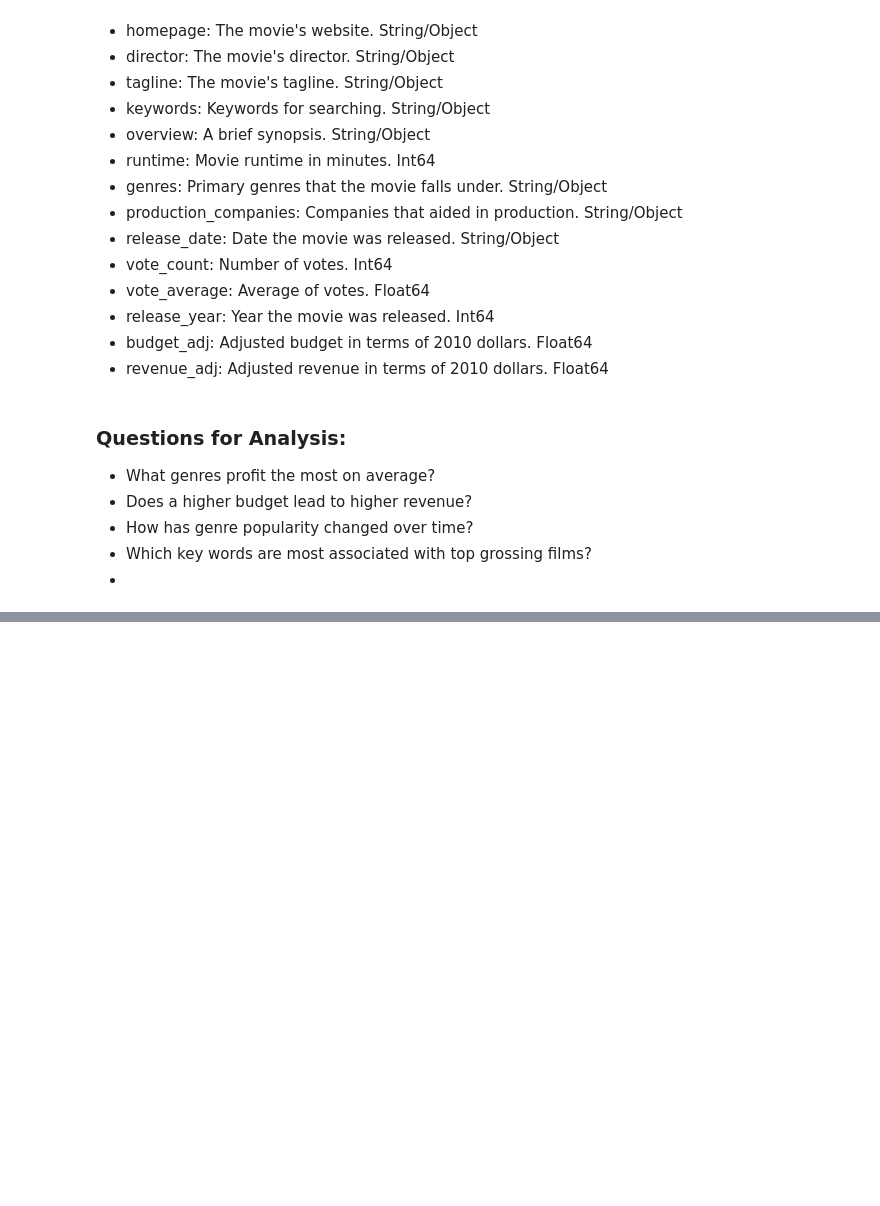
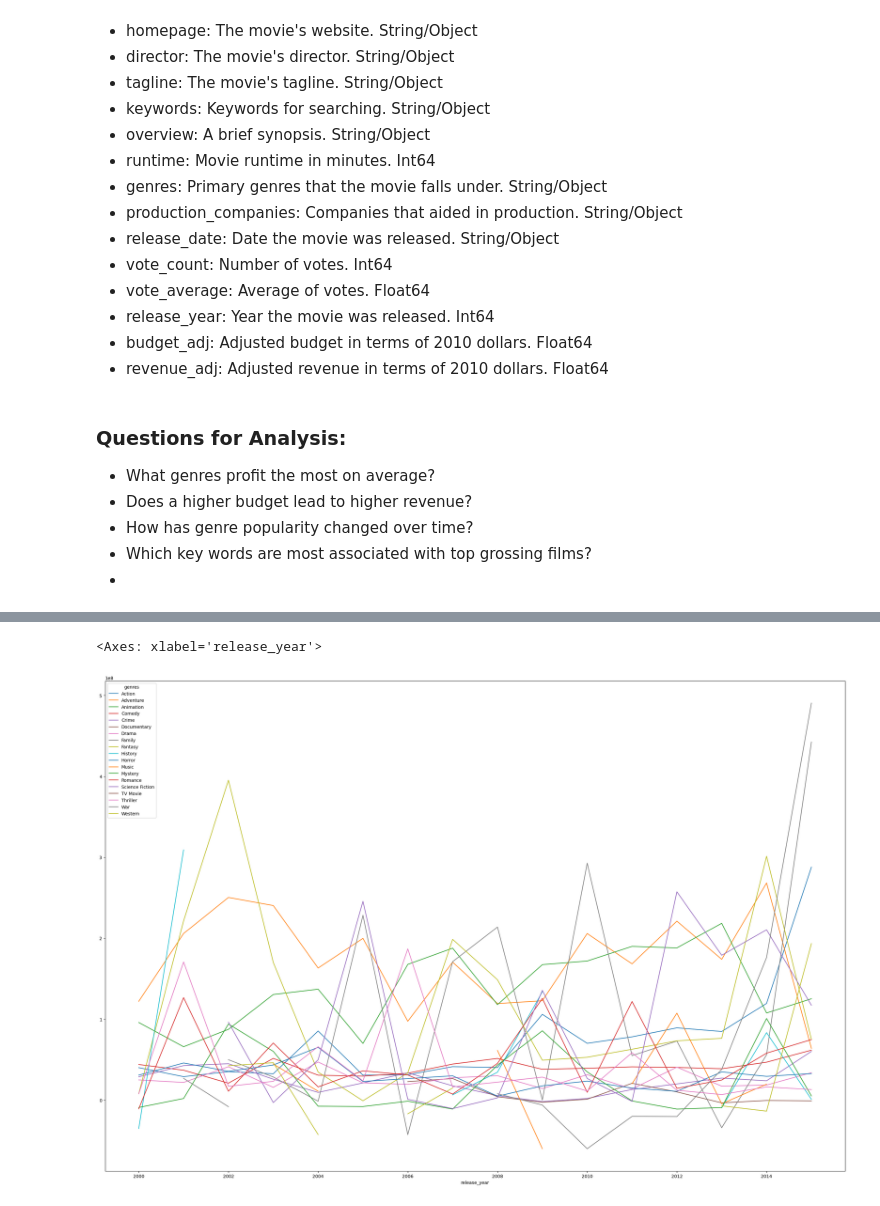
Before and after one commit to slimseidl/DataScience, a Jupyter notebook: DataAnalysisWithTools/pandasAndNumPy/FinalProject/movies.ipynb, the cells around one changed output, grey strips where cells are left out. Cells and saved outputs as stored; diff of their text form; code cells hidden in the pictures; blank space fills up the shorter version.

Commit message:
Genre Profit Analysis

```diff
--- a/DataAnalysisWithTools/pandasAndNumPy/FinalProject/movies.ipynb
+++ b/DataAnalysisWithTools/pandasAndNumPy/FinalProject/movies.ipynb
@@ -34,0 +408,2 @@
+# %%
+df["production_companies"] = df["production_companies"].str.split("|").str[0]
@@ -34,0 +447,2 @@
+# %%
+df["lead_act"] = df["cast"].str.split("|").str[0]
@@ -34,0 +483,2 @@
+# %%
+df.drop(columns="cast",inplace=True)
@@ -34,0 +495,7 @@
+# %%
+profit_over_time = df.groupby(["release_year", "genres"])["profit"].mean().unstack()
+# %%
+profit_over_time.plot(kind="line", figsize=(30,20))
+# %% [output]
+<Axes: xlabel='release_year'>
+[figure, added]
```
Also changed, not shown: parts of 53 cells of this notebook, 2 other files.
